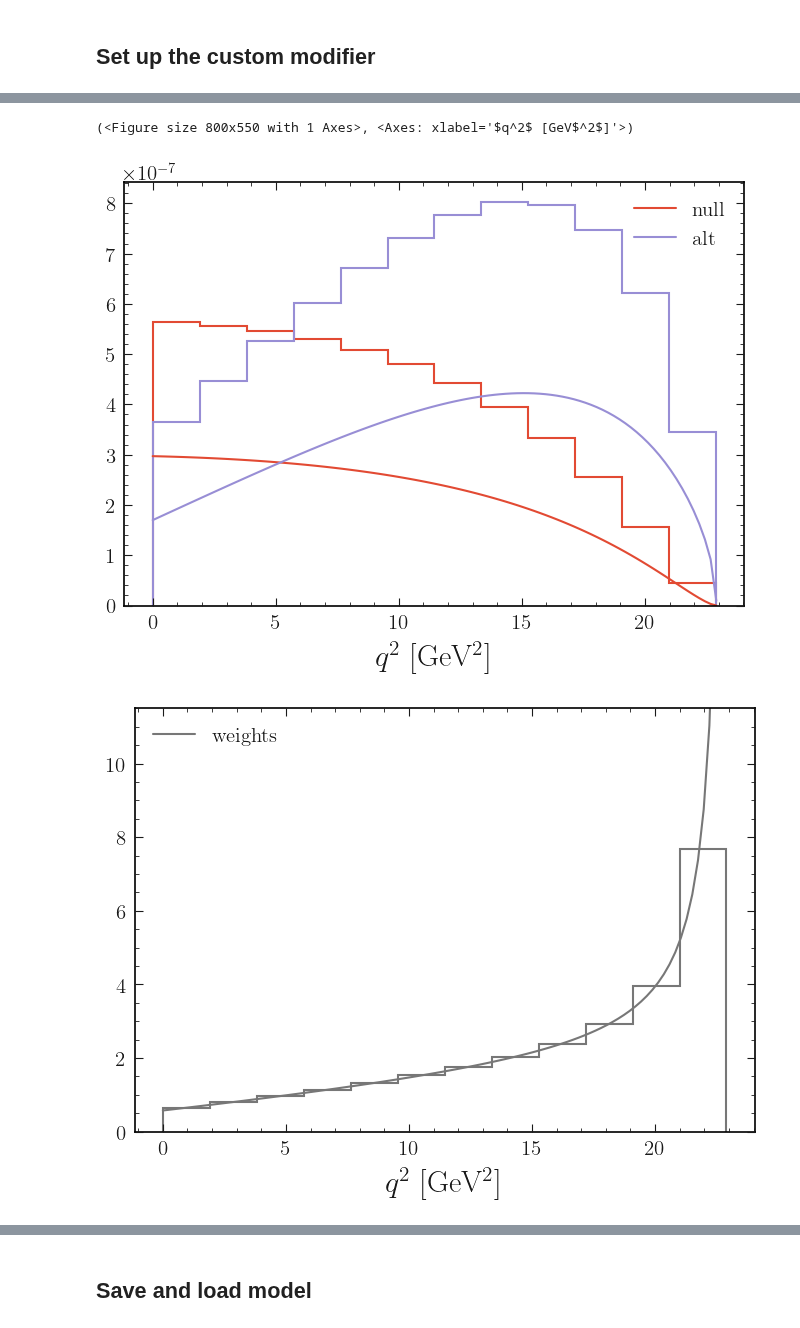
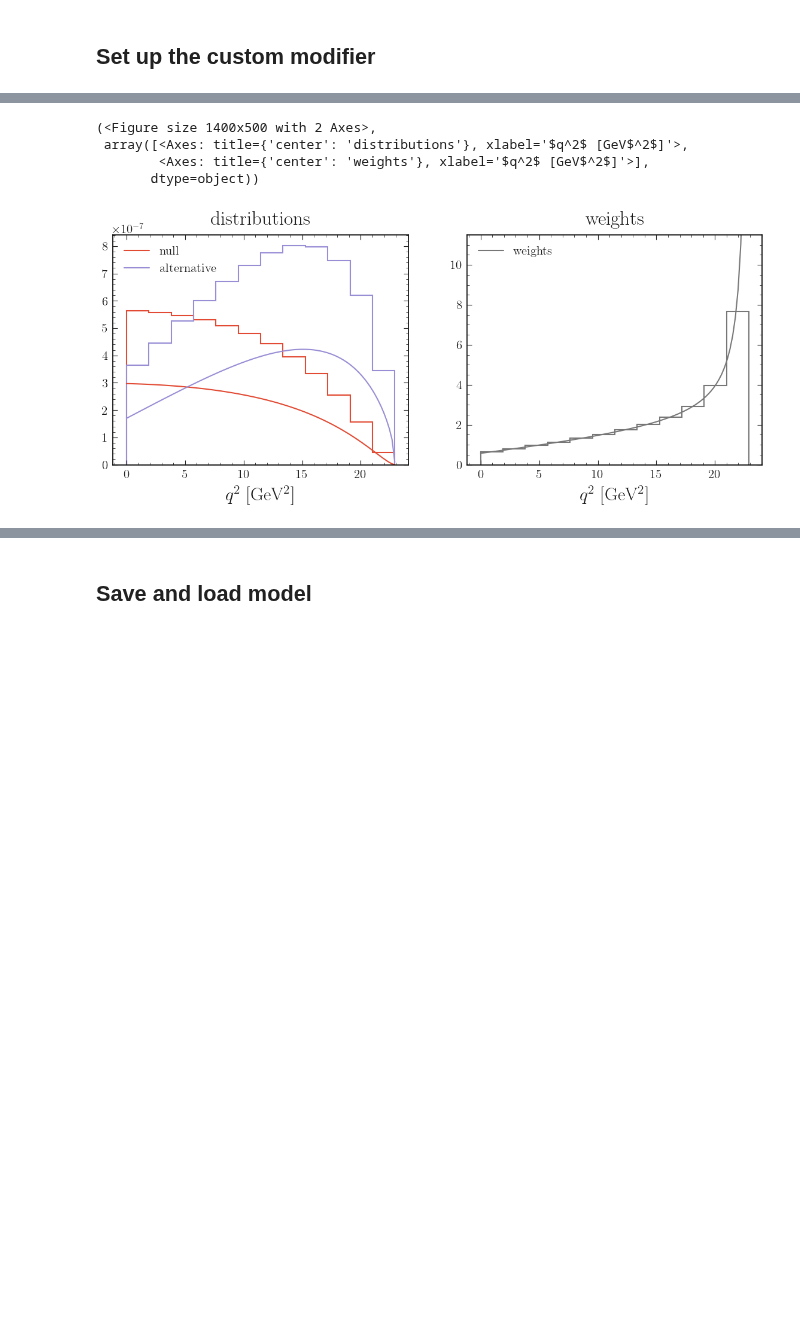
Before and after one commit to lorenzennio/redist, a Jupyter notebook: knunu.ipynb, the cells around one changed output, grey strips where cells are left out. Cells and saved outputs as stored; diff of their text form; code cells hidden in the pictures; blank space fills up the shorter version.

Commit message:
improved 1d plotting

```diff
--- a/knunu.ipynb
+++ b/knunu.ipynb
@@ -163,17 +150,18 @@ cmod.expanded_pyhf
 # %%
 cvl = 5.
 csl = 3.
 ctl = 2.
 
 pars = (cvl, csl, ctl,fp0, fp1, fp2, f01, f02, fT0, fT1, fT2)
 lims = [0.0, 22.9]
 labels = [r'$q^2$ [GeV$^2$]']
-plot.dists(cmod, pars, lims, labels)
-plot.dists(cmod, pars, lims, labels, plot_dists=False, plot_weights=True)
+plot.dists(cmod, pars, lims, labels, plot_weights=True)
 # %% [output]
-(<Figure size 800x550 with 1 Axes>, <Axes: xlabel='$q^2$ [GeV$^2$]'>)
+(<Figure size 1400x500 with 2 Axes>,
+ array([<Axes: title={'center': 'distributions'}, xlabel='$q^2$ [GeV$^2$]'>,
+        <Axes: title={'center': 'weights'}, xlabel='$q^2$ [GeV$^2$]'>],
+       dtype=object))
-[figure, old version]
+[figure, new version]
-[figure, removed]
 # %%
 plot.map(cmod)
 # %% [output]
```
Also changed, not shown: parts of 14 cells of this notebook.
